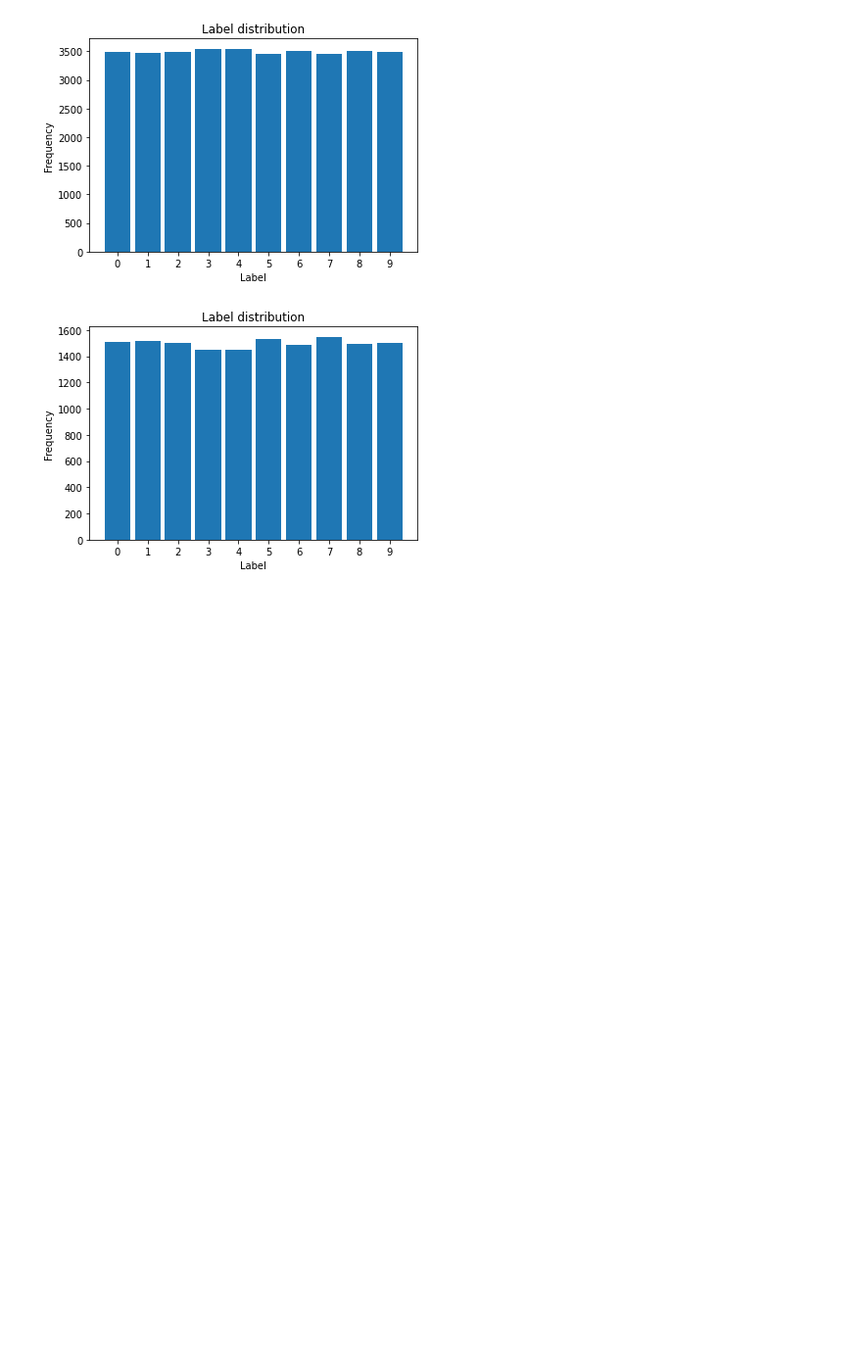
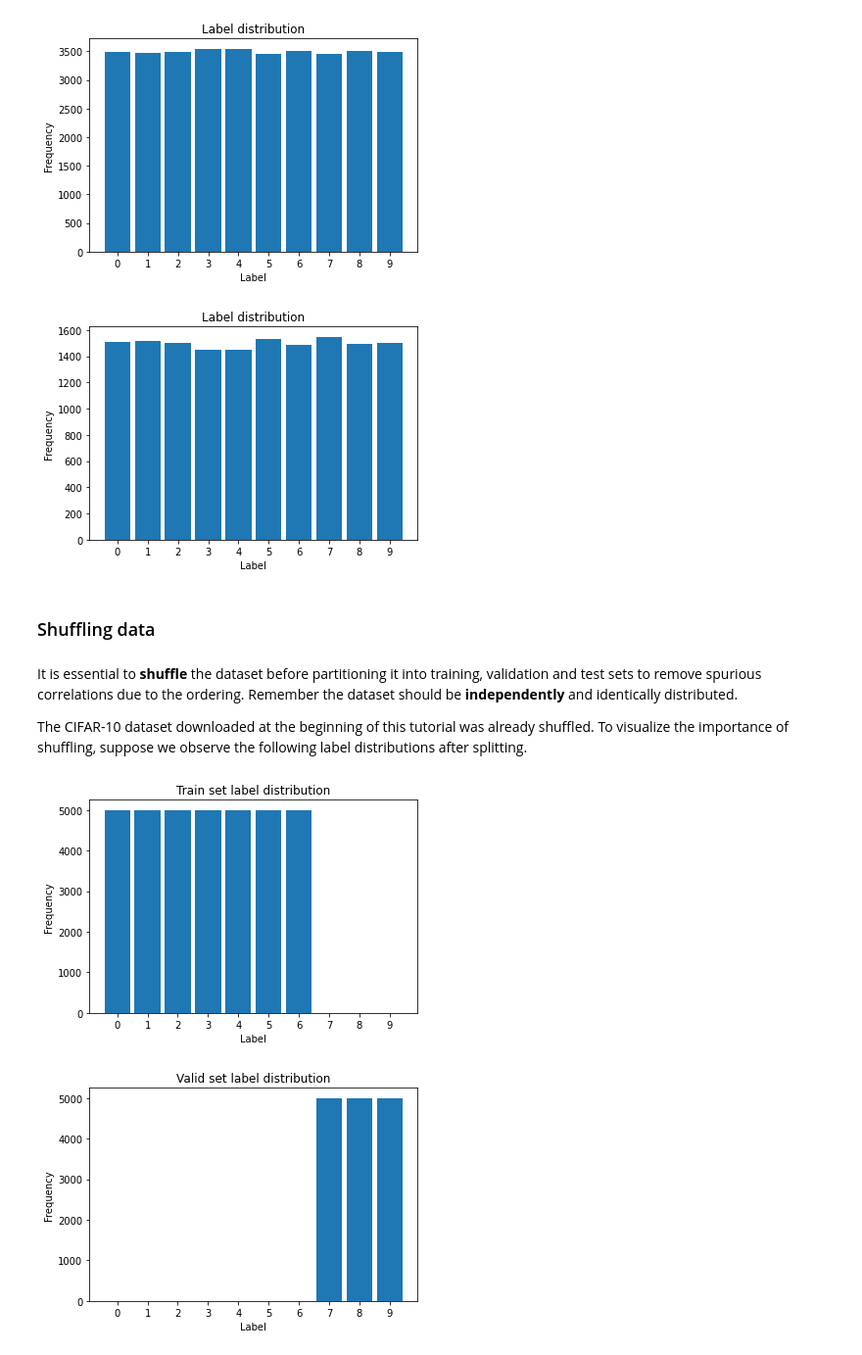
Before and after one commit to JorisTabeu/deep_learning_school_exercises, a Jupyter notebook: machine_learning_project.ipynb, the cells around one changed output. Shown: that part at 98% size. Drawn from its saved outputs; the diff is of its cells as text; code cells hidden in the pictures; blank space fills up the shorter version.

```diff
--- a/machine_learning_project.ipynb
+++ b/machine_learning_project.ipynb
@@ -231,3 +231,21 @@ plot_dataset_histogram(labels=train_labels)
 plot_dataset_histogram(labels=valid_labels)
 # %% [output]
 [figure]
+# %% [markdown]
+### Shuffling data
+# %% [markdown]
+It is essential to **shuffle** the dataset before partitioning it into training, validation and test sets to remove spurious correlations due to the ordering. Remember the dataset should be **independently** and identically distributed.
+
+The CIFAR-10 dataset downloaded at the beginning of this tutorial was already shuffled. To visualize the importance of shuffling, suppose we observe the following label distributions after splitting.
+# %%
+sorted_idx = np.argsort(labels)
+sorted_imgs = imgs[sorted_idx]
+sorted_labels = [labels[i] for i in sorted_idx]
+
+_, sorted_train_labels, _, sorted_valid_labels = partition_dataset(sorted_imgs, sorted_labels,
+                                                                   valid_ratio=0.3, shuffle=False, seed=seed)
+plot_dataset_histogram(sorted_train_labels, 'Train set label distribution')
+plot_dataset_histogram(sorted_valid_labels, 'Valid set label distribution')
+# %% [output]
+[figure, added]
+[figure, added]
```
Also changed, not shown: parts of 28 cells of this notebook.
